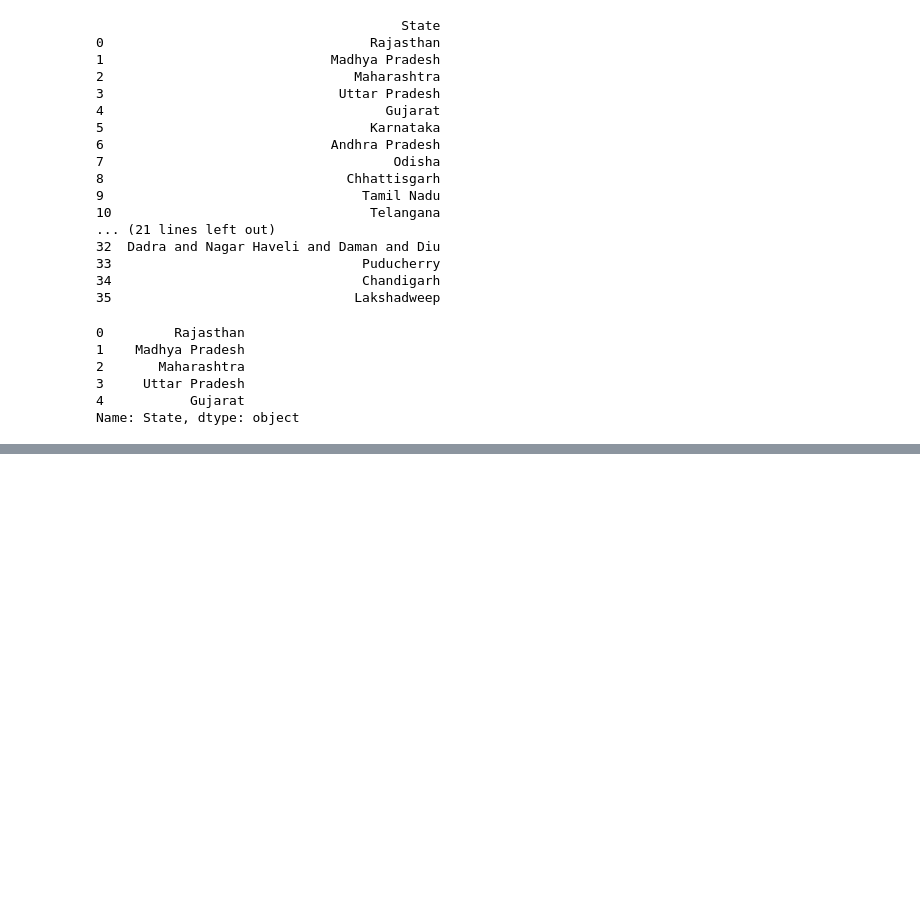
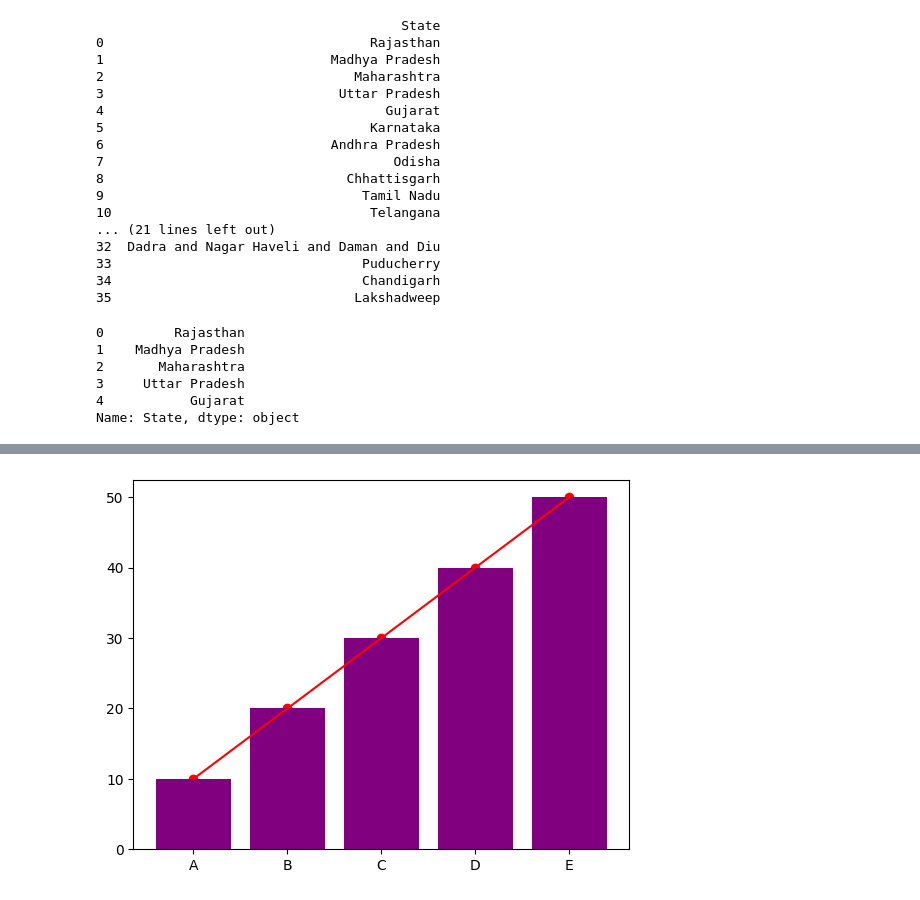
Before and after one commit to harish-44/SIC, a Jupyter notebook: 18,3,23.IPYNB, the cells around one changed output, grey strips where cells are left out. Cells and saved outputs as stored; diff of their text form; code cells hidden in the pictures; blank space fills up the shorter version.

```diff
--- a/18,3,23.IPYNB
+++ b/18,3,23.IPYNB
@@ -122,0 +334,11 @@ Name: State, dtype: object
+# %%
+import matplotlib.pyplot as plt
+
+name=['A','B','C','D','E']
+marks=[10,20,30,40,50]
+plt.scatter(name,marks,color='red')
+plt.plot(name,marks,color='red')
+plt.bar(name,marks,color='purple')
+plt.show()
+# %% [output]
+[figure, added]
```
Also changed, not shown: parts of 25 cells of this notebook, 4 other files.
